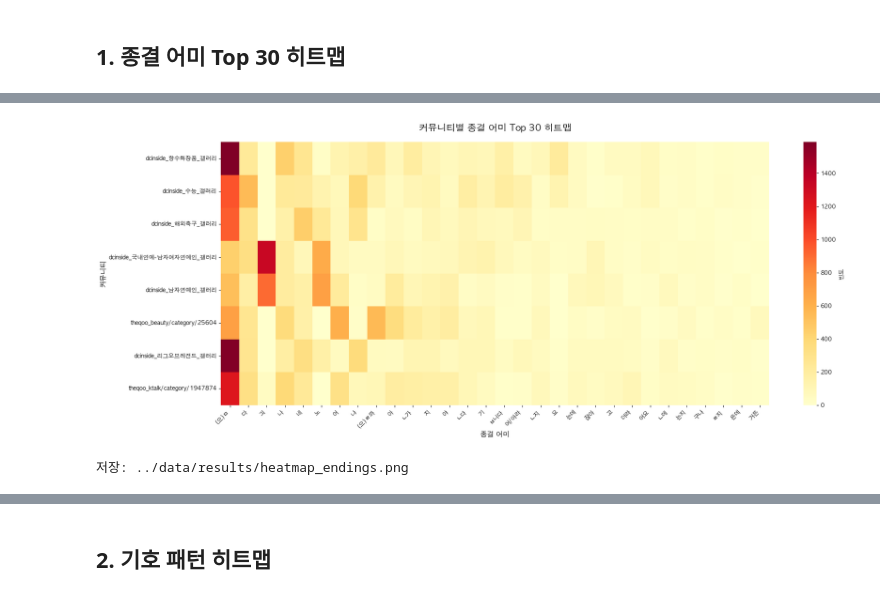
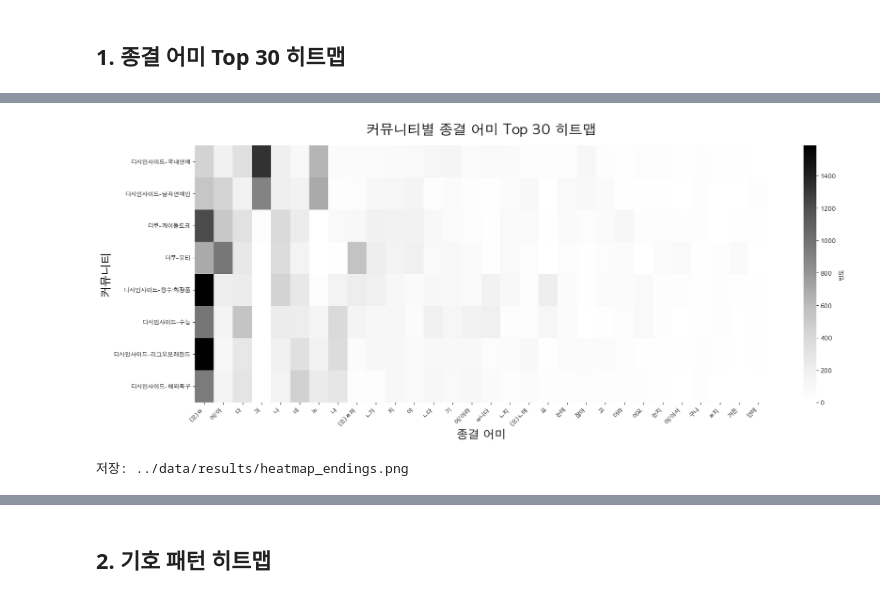
Before and after one commit to neulbokim/kor4001, a Jupyter notebook: notebooks/01_EDA_heatmap.ipynb, the cells around one changed output, grey strips where cells are left out. Saved outputs shown, nothing was run; the diff lists cells and outputs as text; code cells hidden in the pictures.

```diff
--- a/notebooks/01_EDA_heatmap.ipynb
+++ b/notebooks/01_EDA_heatmap.ipynb
@@ -82,3 +75,27 @@ df
+# %%
+community_name_map = {
+    'dcinside_수능_갤러리': '디시인사이드-수능',
+    'dcinside_해외축구_갤러리': '디시인사이드-해외축구',
+    'dcinside_리그오브레전드_갤러리': '디시인사이드-리그오브레전드',
+    'dcinside_국내연예-남자여자연예인_갤러리': '디시인사이드-국내연예',
+    'dcinside_남자연예인_갤러리': '디시인사이드-남자연예인',
+    'dcinside_향수화장품_갤러리': '디시인사이드-향수·화장품',
+    'theqoo_ktalk/category/1947874': '더쿠-케이돌토크',
+    'theqoo_beauty/category/25604': '더쿠-뷰티'
+}
+# %%
+df['community'] = df['community'].replace(community_name_map)
+# %%
+custom_order = [
+    '디시인사이드-국내연예',
+    '디시인사이드-남자연예인',
+    '더쿠-케이돌토크',
+    '더쿠-뷰티',
+    '디시인사이드-향수·화장품',
+    '디시인사이드-수능',
+    '디시인사이드-리그오브레전드',
+    '디시인사이드-해외축구',
+]
 # %% [markdown]
 ## 1. 종결 어미 Top 30 히트맵
 # %%
@@ -124 +141,4 @@ ending_df
 8 rows × 30 columns
+# %%
+ending_df = ending_df.loc[custom_order]
+ending_df
@@ -125,17 +157,17 @@ ending_df
 # %%
 # 히트맵 시각화
 plt.figure(figsize=(20, 8))
-sns.heatmap(ending_df, annot=False, cmap='YlOrRd', cbar_kws={'label': '빈도'})
-plt.title('커뮤니티별 종결 어미 Top 30 히트맵', fontsize=16, pad=20)
-plt.xlabel('종결 어미', fontsize=12)
-plt.ylabel('커뮤니티', fontsize=12)
+sns.heatmap(ending_df, annot=False, cmap='Greys', cbar_kws={'label': '빈도'})
+plt.title('커뮤니티별 종결 어미 Top 30 히트맵', fontsize=24, pad=20)
+plt.xlabel('종결 어미', fontsize=20)
+plt.ylabel('커뮤니티', fontsize=20)
 plt.xticks(rotation=45, ha='right')
 plt.yticks(rotation=0)
 plt.tight_layout()
 plt.savefig(results_dir / 'heatmap_endings.png', dpi=150)
 plt.show()
 
 print(f"저장: {results_dir / 'heatmap_endings.png'}")
 # %% [output]
-[figure, old version]
+[figure, new version]
 저장: ../data/results/heatmap_endings.png
```
Also changed, not shown: parts of 10 cells of this notebook, 5 other files.
